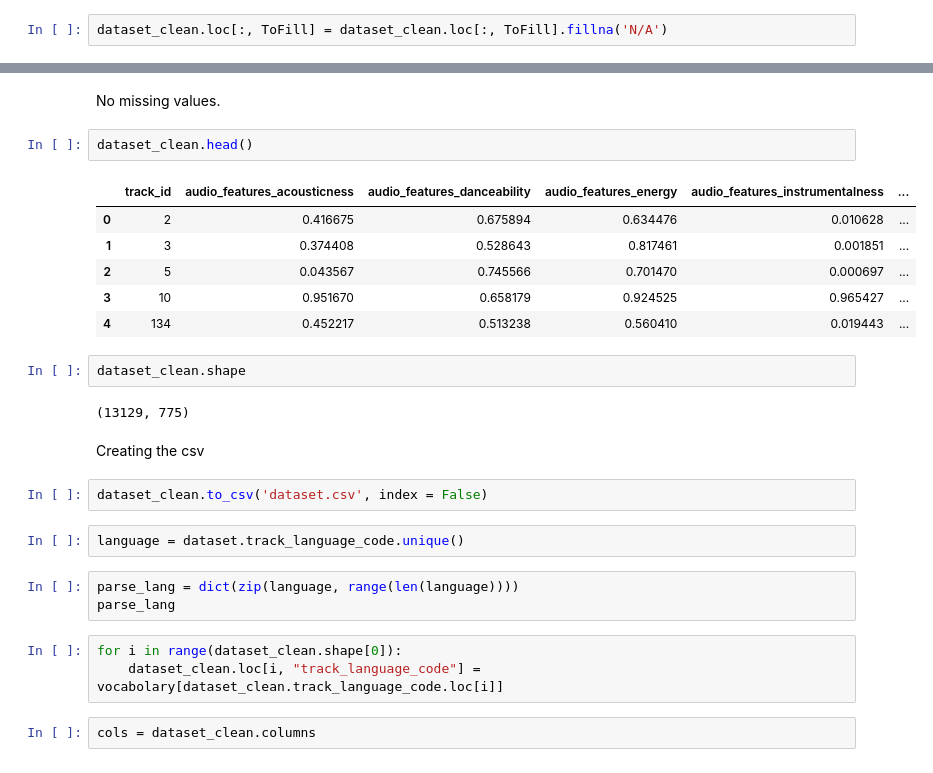
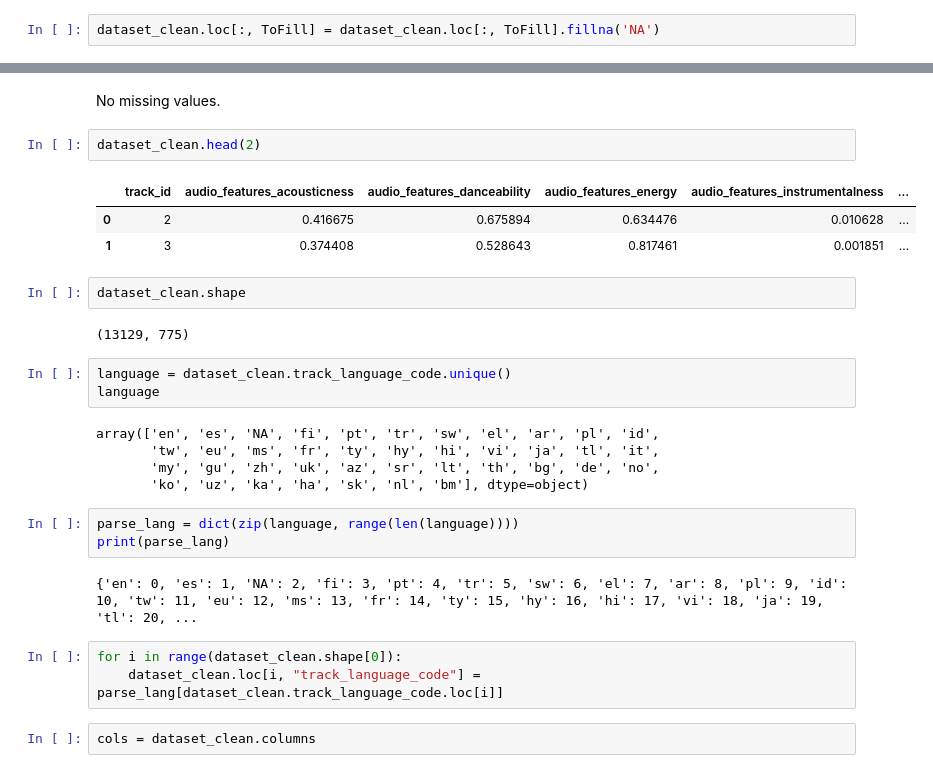
Before and after one commit to S4b3/ADM-HW4-Group11, a Jupyter notebook: Preprocessing.ipynb, the cells around one changed output, grey strips where cells are left out. Drawn from its saved outputs; the diff is of its cells as text.

```diff
--- a/Preprocessing.ipynb
+++ b/Preprocessing.ipynb
@@ -338,5 +356,5 @@ ToFill
 # %% [markdown]
 Fill with "N/A" the NaN value of the remaining columns
 # %%
-dataset_clean.loc[:, ToFill] = dataset_clean.loc[:, ToFill].fillna('N/A')
+dataset_clean.loc[:, ToFill] = dataset_clean.loc[:, ToFill].fillna('NA')
 # %%
@@ -346,30 +364,31 @@ sum(dataset_clean.isnull().sum())
 # %% [markdown]
 No missing values.
 # %%
-dataset_clean.head()
+dataset_clean.head(2)
 # %% [output]
 |  | track_id | audio_features_acousticness | audio_features_danceability | audio_features_energy | audio_features_instrumentalness | ... |
 | 0 | 2 | 0.416675 | 0.675894 | 0.634476 | 0.010628 | ... |
 | 1 | 3 | 0.374408 | 0.528643 | 0.817461 | 0.001851 | ... |
-| 2 | 5 | 0.043567 | 0.745566 | 0.701470 | 0.000697 | ... |
-| 3 | 10 | 0.951670 | 0.658179 | 0.924525 | 0.965427 | ... |
-| 4 | 134 | 0.452217 | 0.513238 | 0.560410 | 0.019443 | ... |
 # %%
 dataset_clean.shape
 # %% [output]
 (13129, 775)
-# %% [markdown]
-Creating the csv
-# %%
-dataset_clean.to_csv('dataset.csv', index = False)
 # %%
-language = dataset.track_language_code.unique()
+language = dataset_clean.track_language_code.unique()
+language
+# %% [output]
+array(['en', 'es', 'NA', 'fi', 'pt', 'tr', 'sw', 'el', 'ar', 'pl', 'id',
+       'tw', 'eu', 'ms', 'fr', 'ty', 'hy', 'hi', 'vi', 'ja', 'tl', 'it',
+       'my', 'gu', 'zh', 'uk', 'az', 'sr', 'lt', 'th', 'bg', 'de', 'no',
+       'ko', 'uz', 'ka', 'ha', 'sk', 'nl', 'bm'], dtype=object)
 # %%
 parse_lang = dict(zip(language, range(len(language))))
-parse_lang
+print(parse_lang)
+# %% [output]
+{'en': 0, 'es': 1, 'NA': 2, 'fi': 3, 'pt': 4, 'tr': 5, 'sw': 6, 'el': 7, 'ar': 8, 'pl': 9, 'id': 10, 'tw': 11, 'eu': 12, 'ms': 13, 'fr': 14, 'ty': 15, 'hy': 16, 'hi': 17, 'vi': 18, 'ja': 19, 'tl': 20, ...
 # %%
 for i in range(dataset_clean.shape[0]):
-    dataset_clean.loc[i, "track_language_code"] = vocabolary[dataset_clean.track_language_code.loc[i]]
+    dataset_clean.loc[i, "track_language_code"] = parse_lang[dataset_clean.track_language_code.loc[i]]
 # %%
 cols = dataset_clean.columns
 # %%
```
Also changed, not shown: parts of 10 cells of this notebook.
